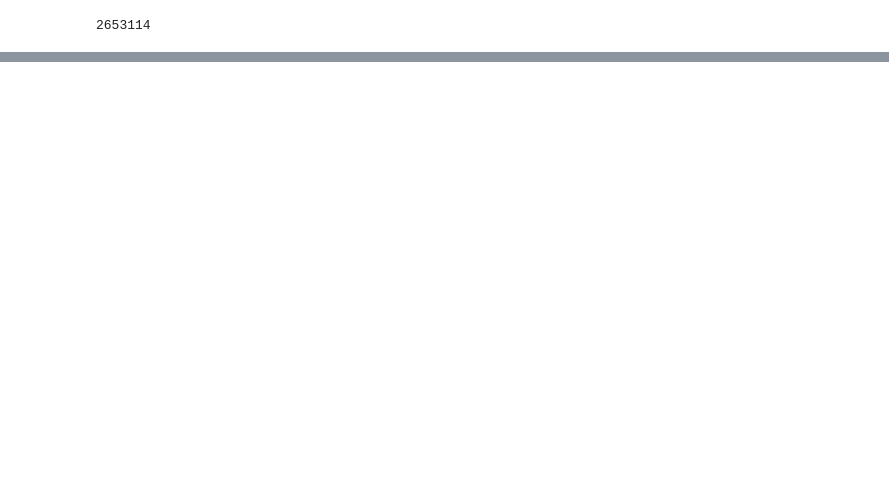
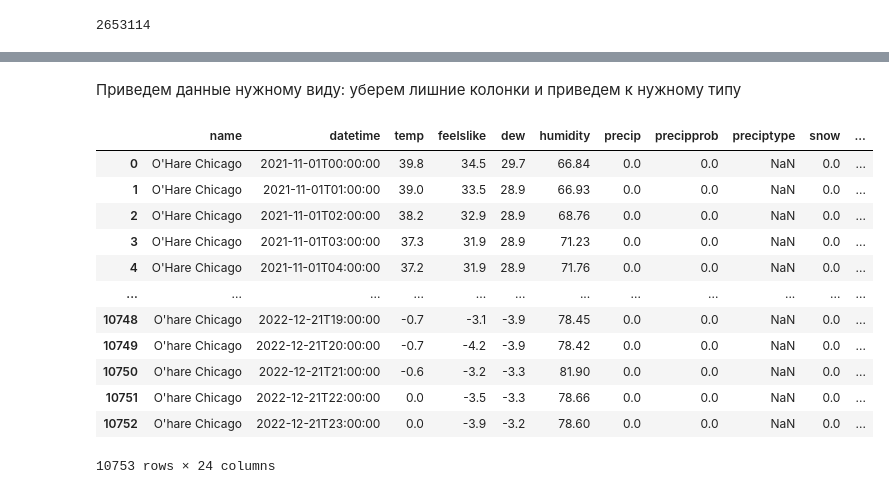
Before and after one commit to Ouozen/dmls_aviaticket, a Jupyter notebook: historical_data/preprocessed/data_cleaner.ipynb, the cells around one changed output, grey strips where cells are left out. Saved outputs shown, nothing was run; the diff lists cells and outputs as text; code cells hidden in the pictures; blank space fills up the shorter version.

```diff
--- a/historical_data/preprocessed/data_cleaner.ipynb
+++ b/historical_data/preprocessed/data_cleaner.ipynb
@@ -90,0 +142,8 @@ all_departures.to_csv("Delays_historical.csv")
+# %%
+dfs_weather = []
+dfs_weather.append(pd.read_csv('weather/weather 1.csv'))
+for i in range(2, 15):
+    path = 'weather/weather ' + str(i) + '.csv'
+    dfs_weather.append(pd.read_csv(path))
+
+all_weather = pd.concat(dfs_weather)
@@ -90,0 +156,3 @@ all_departures.to_csv("Delays_historical.csv")
+# %%
+all_weather = all_weather.drop_duplicates()
+len(all_weather)
@@ -90,0 +183,22 @@ all_departures.to_csv("Delays_historical.csv")
+# %% [markdown]
+Приведем данные нужному виду: уберем лишние колонки и приведем к нужному типу
+# %%
+all_weather = all_weather.drop(columns=['stations', 'name'])
+all_weather['datetime'] = pd.to_datetime(all_weather.datetime)
+all_weather = all_weather.sort_values(by=['datetime'])
+# %%
+all_weather.reset_index(drop=True)
+# %% [output]
+|  | name | datetime | temp | feelslike | dew | humidity | precip | precipprob | preciptype | snow | ... |
+| 0 | O'Hare Chicago | 2021-11-01T00:00:00 | 39.8 | 34.5 | 29.7 | 66.84 | 0.0 | 0.0 | NaN | 0.0 | ... |
+| 1 | O'Hare Chicago | 2021-11-01T01:00:00 | 39.0 | 33.5 | 28.9 | 66.93 | 0.0 | 0.0 | NaN | 0.0 | ... |
+| 2 | O'Hare Chicago | 2021-11-01T02:00:00 | 38.2 | 32.9 | 28.9 | 68.76 | 0.0 | 0.0 | NaN | 0.0 | ... |
+| 3 | O'Hare Chicago | 2021-11-01T03:00:00 | 37.3 | 31.9 | 28.9 | 71.23 | 0.0 | 0.0 | NaN | 0.0 | ... |
+| 4 | O'Hare Chicago | 2021-11-01T04:00:00 | 37.2 | 31.9 | 28.9 | 71.76 | 0.0 | 0.0 | NaN | 0.0 | ... |
+| ... | ... | ... | ... | ... | ... | ... | ... | ... | ... | ... | ... |
+| 10748 | O'hare Chicago | 2022-12-21T19:00:00 | -0.7 | -3.1 | -3.9 | 78.45 | 0.0 | 0.0 | NaN | 0.0 | ... |
+| 10749 | O'hare Chicago | 2022-12-21T20:00:00 | -0.7 | -4.2 | -3.9 | 78.42 | 0.0 | 0.0 | NaN | 0.0 | ... |
+| 10750 | O'hare Chicago | 2022-12-21T21:00:00 | -0.6 | -3.2 | -3.3 | 81.90 | 0.0 | 0.0 | NaN | 0.0 | ... |
+| 10751 | O'hare Chicago | 2022-12-21T22:00:00 | 0.0 | -3.5 | -3.3 | 78.66 | 0.0 | 0.0 | NaN | 0.0 | ... |
+| 10752 | O'hare Chicago | 2022-12-21T23:00:00 | 0.0 | -3.9 | -3.2 | 78.60 | 0.0 | 0.0 | NaN | 0.0 | ... |
+10753 rows × 24 columns
```
Also changed, not shown: parts of 36 cells of this notebook, 36 other files.
